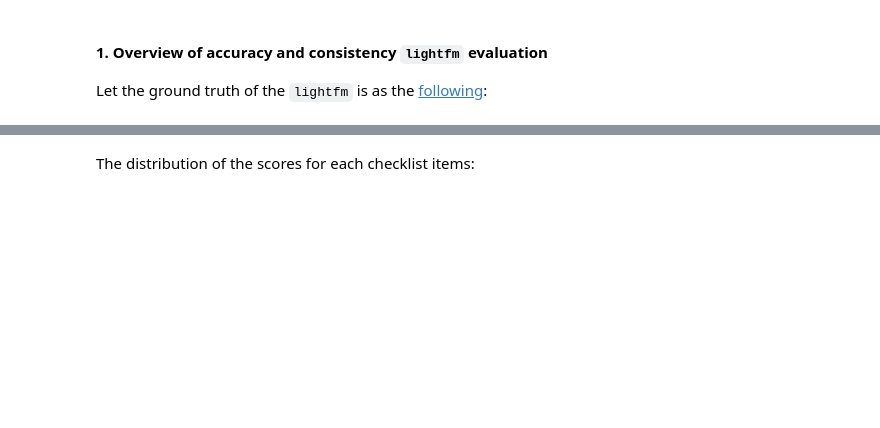
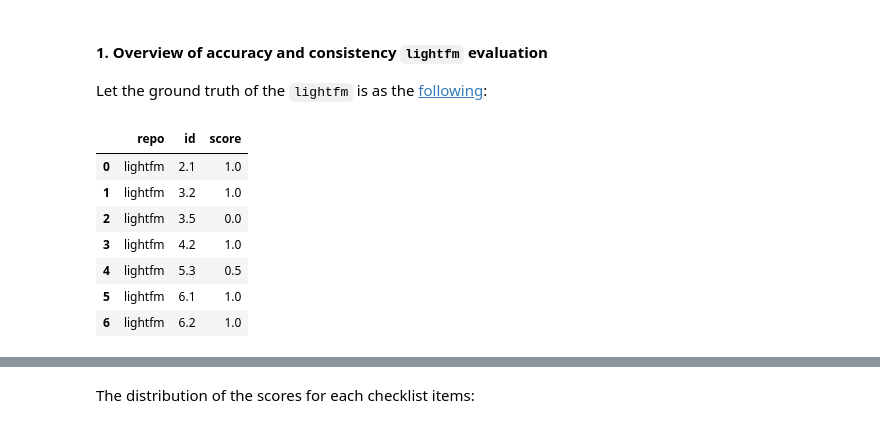
Before and after one commit to UBC-MDS/fixml, a Jupyter notebook: report/02_finding-report.ipynb, the cells around one changed output, grey strips where cells are left out. Drawn from its saved outputs; the diff is of its cells as text; code cells hidden in the pictures; blank space fills up the shorter version.

```diff
--- a/report/02_finding-report.ipynb
+++ b/report/02_finding-report.ipynb
@@ -202,21 +236,37 @@ Let the ground truth of the `lightfm` is as the [following](https://github.com/U
 # %%
 # Ground truth
 ground_truth = pd.DataFrame([
     {'repo': 'lightfm', 'id': '2.1', 'score': 1},
     {'repo': 'lightfm', 'id': '3.2', 'score': 1},
     {'repo': 'lightfm', 'id': '3.5', 'score': 0},
     {'repo': 'lightfm', 'id': '4.2', 'score': 1},
     {'repo': 'lightfm', 'id': '5.3', 'score': 0.5},
     {'repo': 'lightfm', 'id': '6.1', 'score': 1},
     {'repo': 'lightfm', 'id': '6.2', 'score': 1},
     {'repo': 'qlib', 'id': '2.1', 'score': 0.5},
     {'repo': 'qlib', 'id': '3.2', 'score': 1},
     {'repo': 'qlib', 'id': '3.5', 'score': 0},
     {'repo': 'qlib', 'id': '4.2', 'score': 0.5},
     {'repo': 'qlib', 'id': '5.3', 'score': 1},
     {'repo': 'qlib', 'id': '6.1', 'score': 1},
     {'repo': 'qlib', 'id': '6.2', 'score': 1},
+    {'repo': 'DeepSpeech', 'id': '2.1', 'score': 0},
+    {'repo': 'DeepSpeech', 'id': '3.2', 'score': 0},
+    {'repo': 'DeepSpeech', 'id': '3.5', 'score': 0},
+    {'repo': 'DeepSpeech', 'id': '4.2', 'score': 0},
+    {'repo': 'DeepSpeech', 'id': '5.3', 'score': 0},
+    {'repo': 'DeepSpeech', 'id': '6.1', 'score': 0},
+    {'repo': 'DeepSpeech', 'id': '6.2', 'score': 0},
 ])
 ground_truth[ground_truth.repo == 'lightfm']
+# %% [output]
+|  | repo | id | score |
+| 0 | lightfm | 2.1 | 1.0 |
+| 1 | lightfm | 3.2 | 1.0 |
+| 2 | lightfm | 3.5 | 0.0 |
+| 3 | lightfm | 4.2 | 1.0 |
+| 4 | lightfm | 5.3 | 0.5 |
+| 5 | lightfm | 6.1 | 1.0 |
+| 6 | lightfm | 6.2 | 1.0 |
 # %%
 generate_stat_plot(df_repo__stat, ground_truth=ground_truth, repo="lightfm", facet_col='repo')
```
Also changed, not shown: parts of 21 cells of this notebook.
